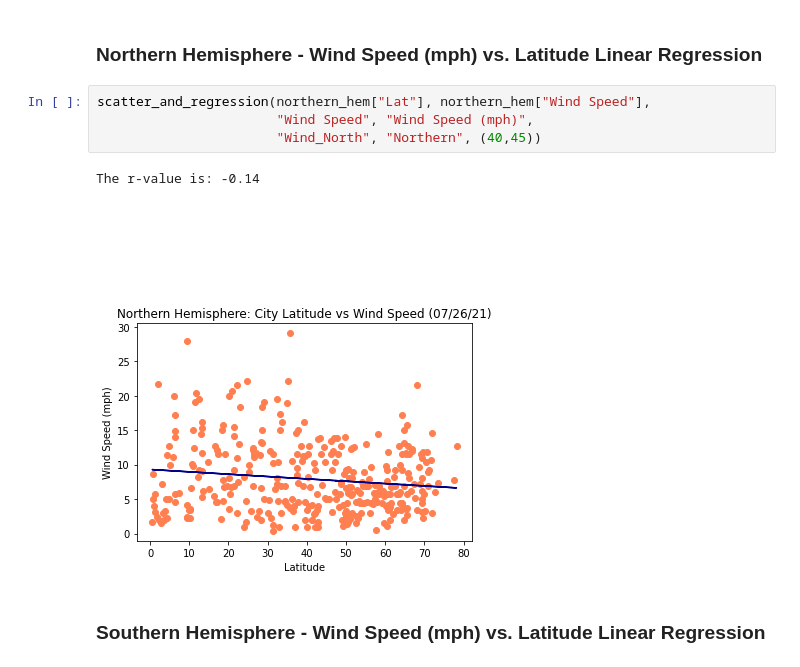
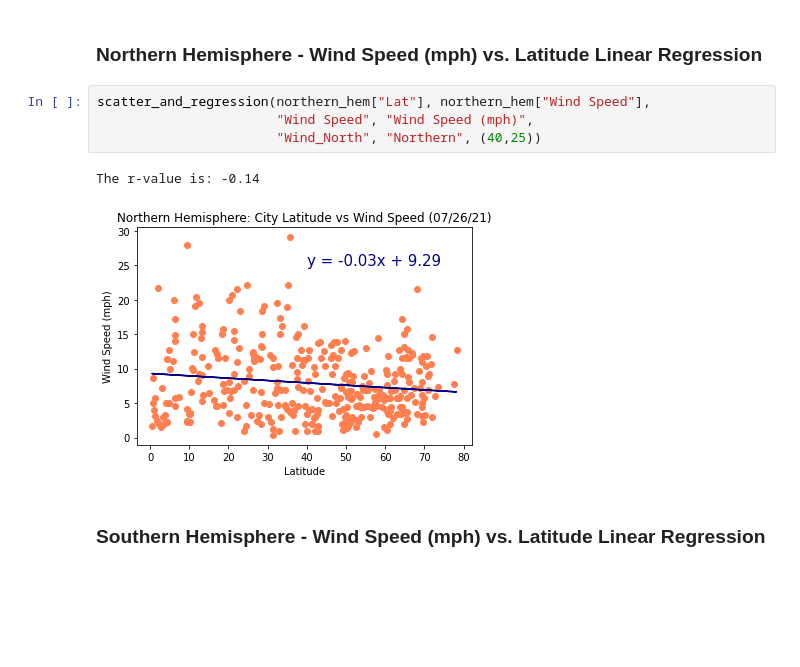
Before and after one commit to khutula/python-api-challenge, a Jupyter notebook: WeatherPy/WeatherPy.ipynb, the cells around one changed output. Saved outputs shown, nothing was run; the diff lists cells and outputs as text; blank space fills up the shorter version.

Commit message:
update linear regression eq location on one chart

```diff
--- a/WeatherPy/WeatherPy.ipynb
+++ b/WeatherPy/WeatherPy.ipynb
@@ -289,10 +289,10 @@ In both the Northern and Southern Hemispheres, the r-values demonstrate a weak/n
 # %%
 scatter_and_regression(northern_hem["Lat"], northern_hem["Wind Speed"],
                        "Wind Speed", "Wind Speed (mph)",
-                       "Wind_North", "Northern", (40,45))
+                       "Wind_North", "Northern", (40,25))
 # %% [output]
 The r-value is: -0.14
-[figure, old version]
+[figure, new version]
 # %% [markdown]
 ###  Southern Hemisphere - Wind Speed (mph) vs. Latitude Linear Regression
 # %%
```
Also changed, not shown: 1 other file.
